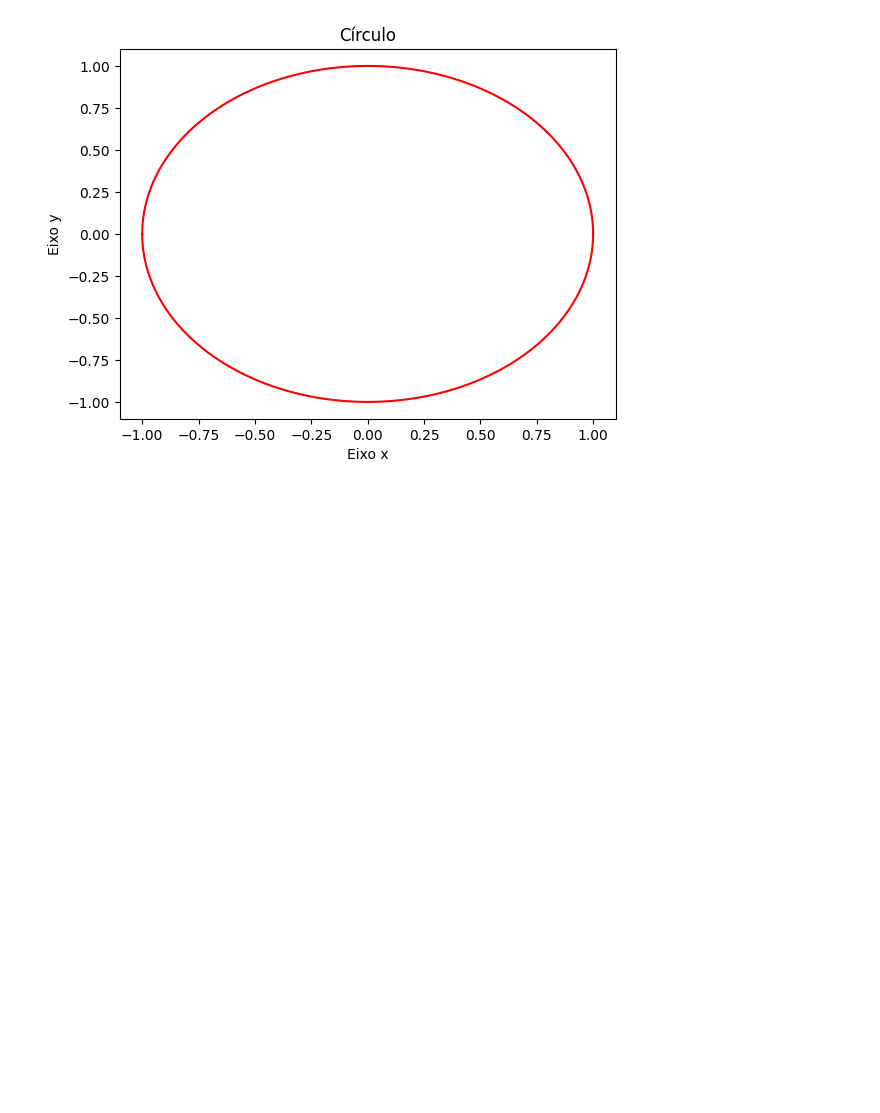
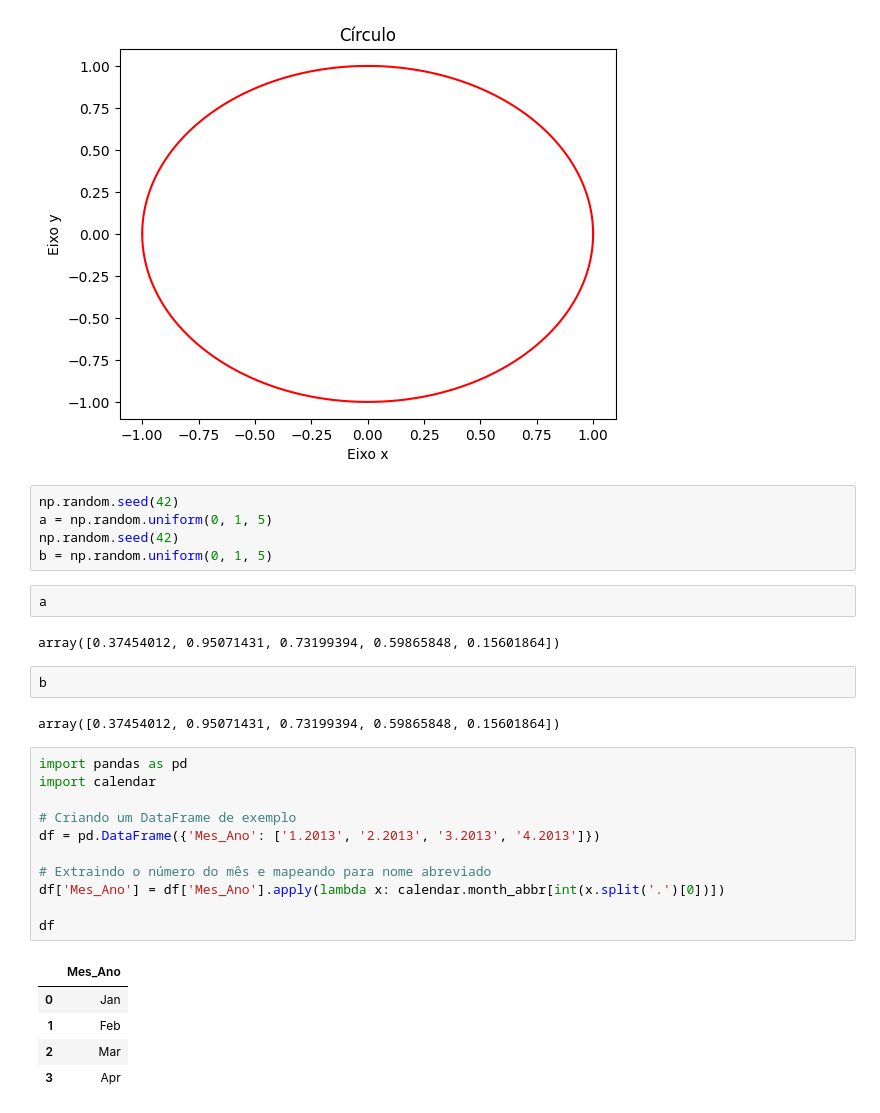
Before and after one commit to JhonCostaDev/oracle_one_alura, a Jupyter notebook: dataScience/numpy/numpy.ipynb, the cells around one changed output. Saved outputs shown, nothing was run; the diff lists cells and outputs as text; blank space fills up the shorter version.

```diff
--- a/dataScience/numpy/numpy.ipynb
+++ b/dataScience/numpy/numpy.ipynb
@@ -504,3 +627,33 @@ plt.ylabel("Eixo y")
 plt.show()
 # %% [output]
 [figure]
+# %%
+np.random.seed(42)
+a = np.random.uniform(0, 1, 5)
+np.random.seed(42)
+b = np.random.uniform(0, 1, 5)
+# %%
+a
+# %% [output]
+array([0.37454012, 0.95071431, 0.73199394, 0.59865848, 0.15601864])
+# %%
+b
+# %% [output]
+array([0.37454012, 0.95071431, 0.73199394, 0.59865848, 0.15601864])
+# %%
+import pandas as pd
+import calendar
+
+# Criando um DataFrame de exemplo
+df = pd.DataFrame({'Mes_Ano': ['1.2013', '2.2013', '3.2013', '4.2013']})
+
+# Extraindo o número do mês e mapeando para nome abreviado
+df['Mes_Ano'] = df['Mes_Ano'].apply(lambda x: calendar.month_abbr[int(x.split('.')[0])])
+
+df
+# %% [output]
+|  | Mes_Ano |
+| 0 | Jan |
+| 1 | Feb |
+| 2 | Mar |
+| 3 | Apr |
```
Also changed, not shown: parts of 14 cells of this notebook, 2 other files.
